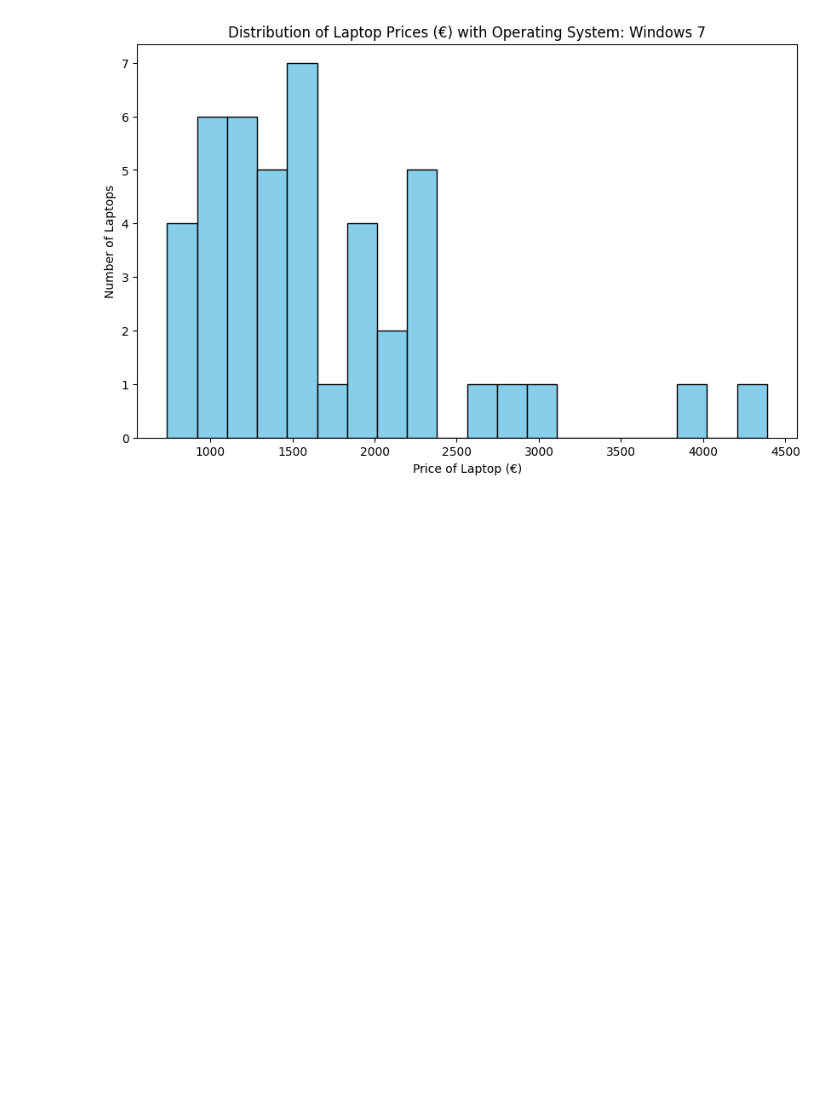
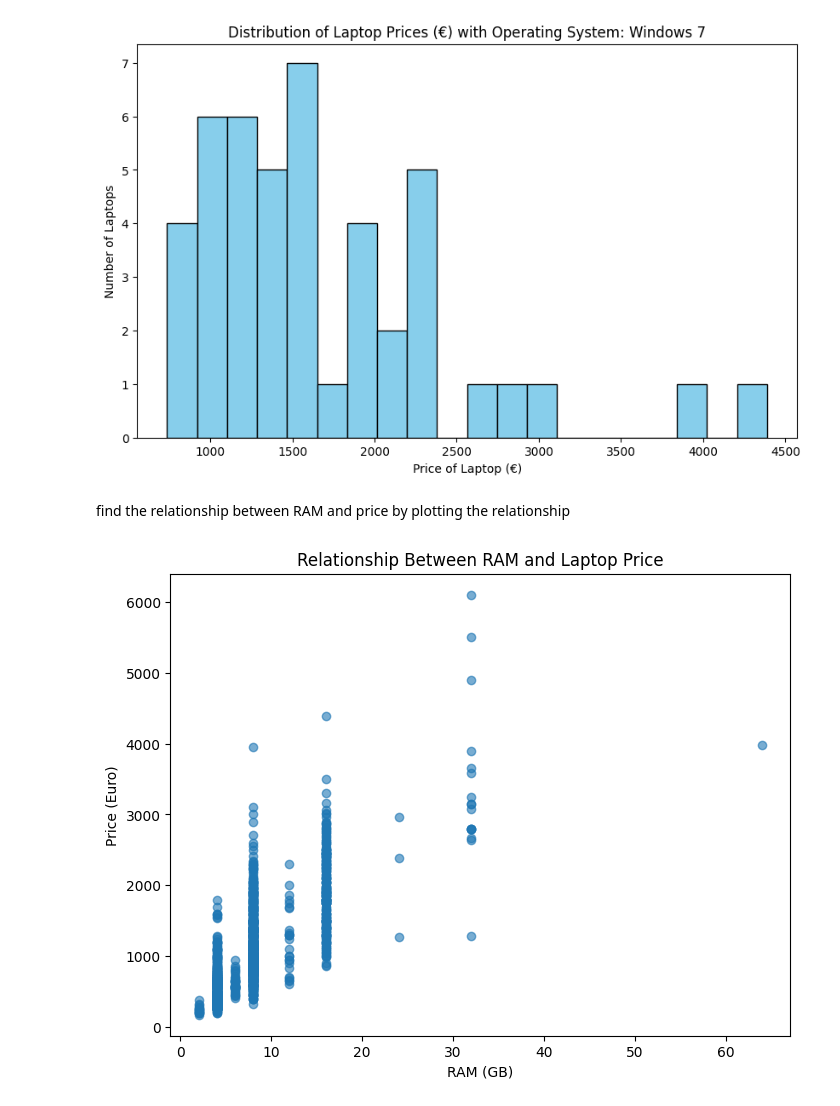
Before and after one commit to mhasid/miniproject1, a Jupyter notebook: prices.ipynb, the cells around one changed output. Cells and saved outputs as stored; diff of their text form; code cells hidden in the pictures; blank space fills up the shorter version.

Commit message:
add relationship between price and RAM, the plot, and detecting outliers

```diff
--- a/prices.ipynb
+++ b/prices.ipynb
@@ -98,3 +98,16 @@ for os in clean_os_unique:
 [figure]
 [figure]
 [figure]
+# %% [markdown]
+find the relationship between RAM and price by plotting the relationship
+# %%
+plt.figure(figsize=(8,6))
+plt.scatter(laptop_prices_df['RAM (GB)'],
+            laptop_prices_df['Price (Euro)'],
+            alpha=0.6)
+plt.xlabel('RAM (GB)')
+plt.ylabel('Price (Euro)')
+plt.title('Relationship Between RAM and Laptop Price')
+plt.show()
+# %% [output]
+[figure, added]
```
Also changed, not shown: parts of 3 cells of this notebook.
